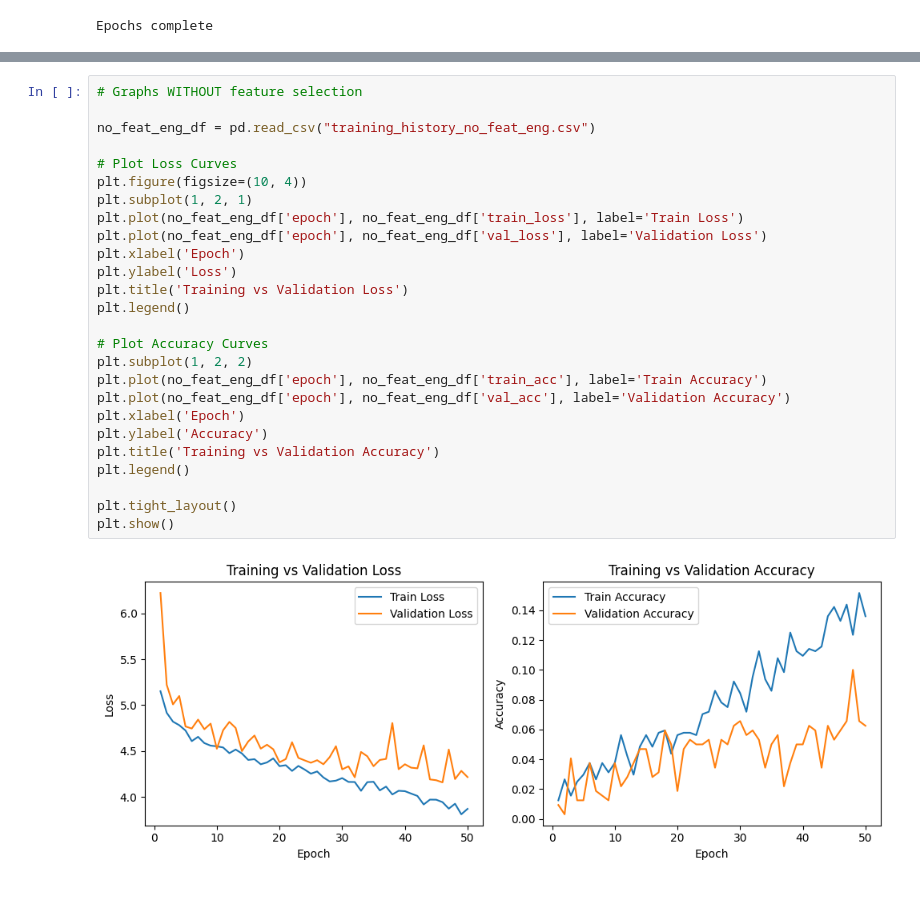
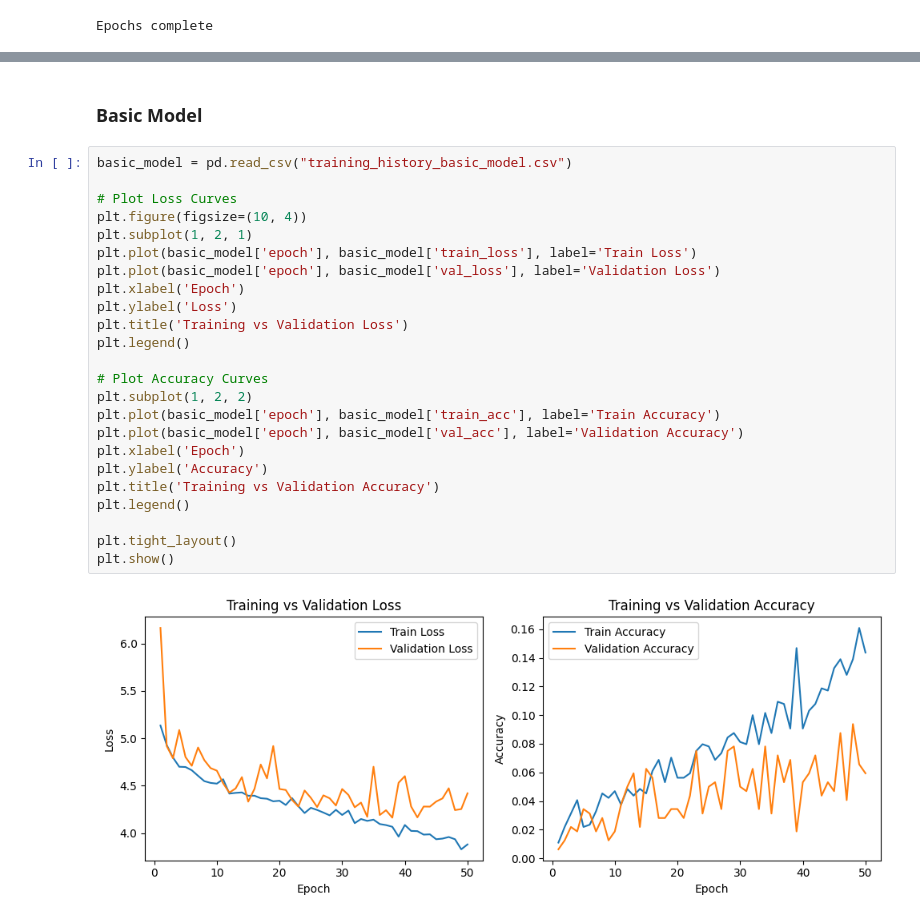
Before and after one commit to jweste25/cosc325-course-project, a Jupyter notebook: midterm-cp.ipynb, the cells around one changed output, grey strips where cells are left out. Cells and saved outputs as stored; diff of their text form.

```diff
--- a/midterm-cp.ipynb
+++ b/midterm-cp.ipynb
@@ -427,28 +380,28 @@ display(df_history.head())
+# %% [markdown]
+### Basic Model
 # %%
-# Graphs WITHOUT feature selection
-
-no_feat_eng_df = pd.read_csv("training_history_no_feat_eng.csv")
+basic_model = pd.read_csv("training_history_basic_model.csv")
 
 # Plot Loss Curves
 plt.figure(figsize=(10, 4))
 plt.subplot(1, 2, 1)
-plt.plot(no_feat_eng_df['epoch'], no_feat_eng_df['train_loss'], label='Train Loss')
-plt.plot(no_feat_eng_df['epoch'], no_feat_eng_df['val_loss'], label='Validation Loss')
+plt.plot(basic_model['epoch'], basic_model['train_loss'], label='Train Loss')
+plt.plot(basic_model['epoch'], basic_model['val_loss'], label='Validation Loss')
 plt.xlabel('Epoch')
 plt.ylabel('Loss')
 plt.title('Training vs Validation Loss')
 plt.legend()
 
 # Plot Accuracy Curves
 plt.subplot(1, 2, 2)
-plt.plot(no_feat_eng_df['epoch'], no_feat_eng_df['train_acc'], label='Train Accuracy')
-plt.plot(no_feat_eng_df['epoch'], no_feat_eng_df['val_acc'], label='Validation Accuracy')
+plt.plot(basic_model['epoch'], basic_model['train_acc'], label='Train Accuracy')
+plt.plot(basic_model['epoch'], basic_model['val_acc'], label='Validation Accuracy')
 plt.xlabel('Epoch')
 plt.ylabel('Accuracy')
 plt.title('Training vs Validation Accuracy')
 plt.legend()
 
 plt.tight_layout()
 plt.show()
 # %% [output]
-[figure, old version]
+[figure, new version]
```
Also changed, not shown: parts of 18 cells of this notebook, 1 other file.
